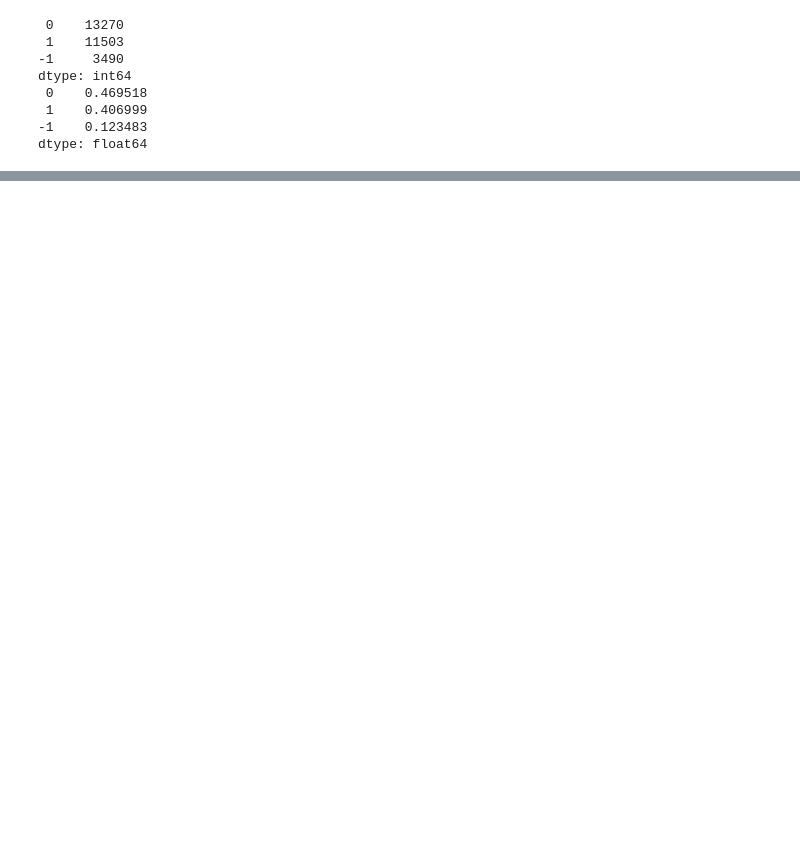
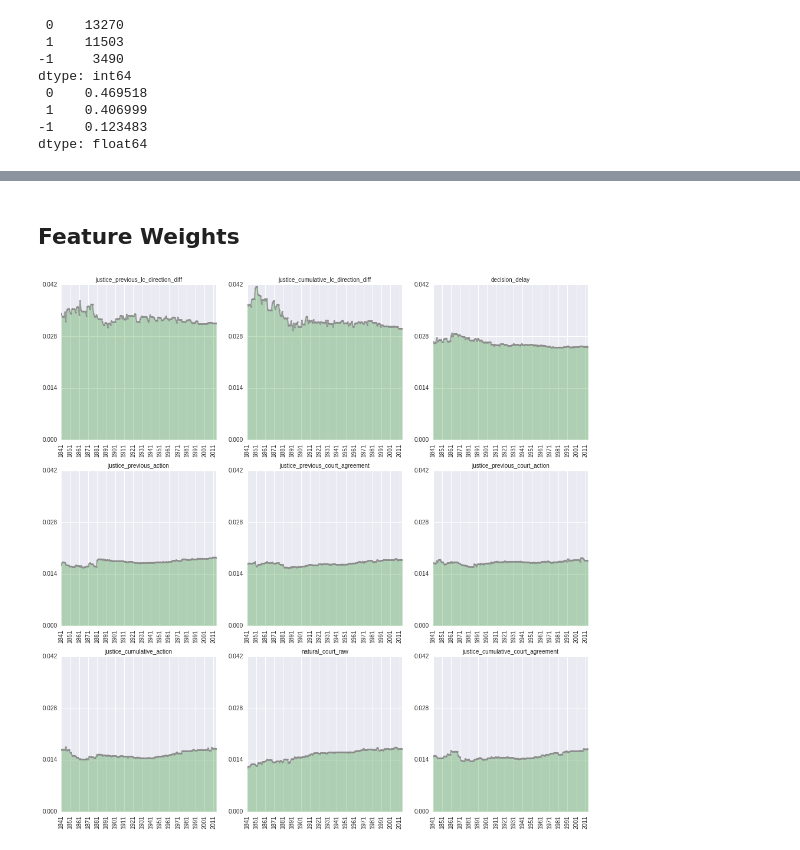
Before and after one commit to mjbommar/scotus-predict-v2, a Jupyter notebook: src/build_model_legacy_most_frequent.ipynb, the cells around one changed output, grey strips where cells are left out. Cells and saved outputs as stored; diff of their text form; code cells hidden in the pictures; blank space fills up the shorter version.

```diff
--- a/src/build_model_legacy_most_frequent.ipynb
+++ b/src/build_model_legacy_most_frequent.ipynb
@@ -452,0 +486,4 @@ case_accuracy_data.to_csv("../data/output/scdb_legacy_case_data_most_frequent_{0
+# %%
+# Setup feature importance TS
+feature_importance_ts = feature_importance_df.groupby(["term", "feature"])["importance"].mean().unstack()
+feature_importance_ts.to_csv("../data/output/scdb_legacy_feature_weight_ts_most_frequent_{0}.csv".format(file_timestamp))
@@ -452,0 +630,47 @@ case_accuracy_data.to_csv("../data/output/scdb_legacy_case_data_most_frequent_{0
+# %% [markdown]
+## Feature Weights
+# %%
+# Get last step weights
+num_feature_rows = 3
+num_feature_cols = 3
+num_feature_total = num_feature_rows * num_feature_cols
+last_step = feature_importance_ts.tail(1).T
+last_step_top_features = last_step.sort_values(last_step.columns[0], ascending=False).head(num_feature_total).index.tolist()
+
+# Get axis data
+min_term = feature_importance_df["term"].min()
+max_term = feature_importance_df["term"].max()
+min_val = feature_importance_df["importance"].min()
+max_val = feature_importance_df["importance"].max()
+
+# Setup grid
+#f = plt.figure(figsize=(16, 16))
+f, ax = plt.subplots(num_feature_rows, num_feature_cols, figsize=(16,16))
+
+for i in range(len(last_step_top_features)):
+    # Get iteration indices
+    row_id = int(i / num_feature_cols)
+    col_id = (i % num_feature_cols)
+    feature_name = last_step_top_features[i]
+
+    # Setup title and data
+    ax[row_id, col_id].set_title("{0}".format(feature_name), fontsize=10)
+    ts_data = feature_importance_ts.loc[:, feature_name]
+
+    # Plot fill and marker
+    ax[row_id, col_id].fill_between(ts_data.index, 0, ts_data, alpha=0.25, color="green")
+    ax[row_id, col_id].plot(ts_data.index, ts_data, marker="o", markersize=3, linewidth=2, color="#898989", alpha=0.75)
+
+    # Setup axes
+    ax[row_id, col_id].set_xlim(min_term, max_term)
+    ax[row_id, col_id].set_xticks(numpy.arange(min_term, max_term, 10))
+    ax[row_id, col_id].set_xticklabels(map(str, numpy.arange(min_term, max_term, 10)), rotation=90)
+    ax[row_id, col_id].set_ylim(min_val, max_val)
+    ax[row_id, col_id].set_yticks(numpy.round(numpy.linspace(min_val, max_val, 4), 3))
+
+# Save as PNG, PDF, and SVG
+plt.savefig("../figures/figure_feature_importance_ts_{0}.png".format(file_timestamp))
+plt.savefig("../figures/figure_feature_importance_ts_{0}.pdf".format(file_timestamp))
+plt.savefig("../figures/figure_feature_importance_ts_{0}.svg".format(file_timestamp))
+# %% [output]
+[figure, added]
```
Also changed, not shown: parts of 45 cells of this notebook, 2 other files.
